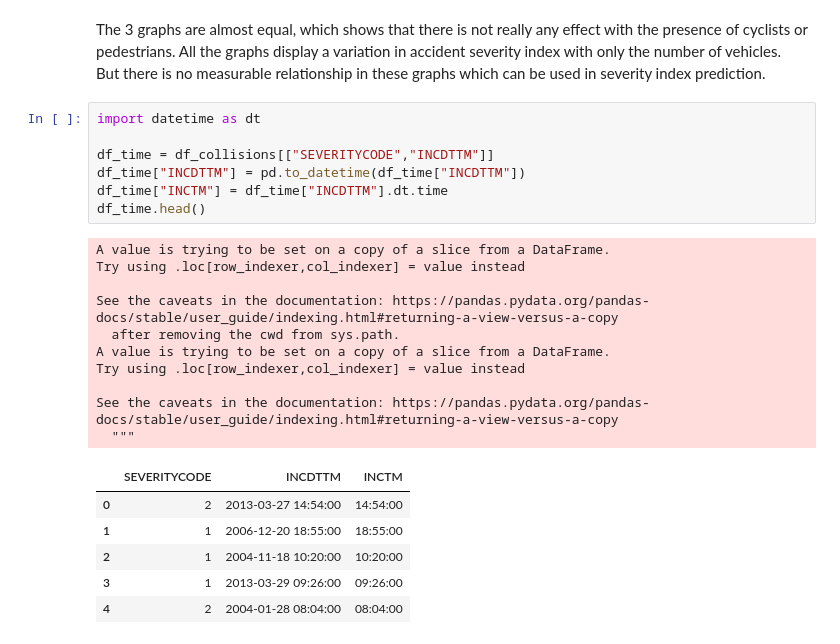
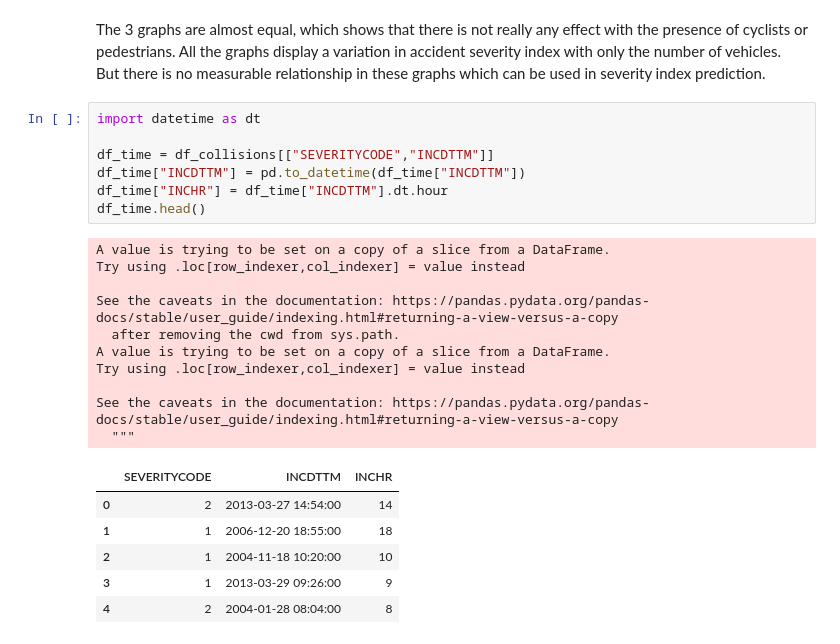
Before and after one commit to anil-sasi/Coursera_Capstone, a Jupyter notebook: Capstone.ipynb, the cells around one changed output. Cells and saved outputs as stored; diff of their text form.

```diff
--- a/Capstone.ipynb
+++ b/Capstone.ipynb
@@ -113,24 +113,24 @@ All the graphs display a variation in accident severity index with only the numb
 # %%
 import datetime as dt
 
 df_time = df_collisions[["SEVERITYCODE","INCDTTM"]]
 df_time["INCDTTM"] = pd.to_datetime(df_time["INCDTTM"])
-df_time["INCTM"] = df_time["INCDTTM"].dt.time
+df_time["INCHR"] = df_time["INCDTTM"].dt.hour
 df_time.head()
 # %% [output]
 A value is trying to be set on a copy of a slice from a DataFrame.
 Try using .loc[row_indexer,col_indexer] = value instead
 
 See the caveats in the documentation: https://pandas.pydata.org/pandas-docs/stable/user_guide/indexing.html#returning-a-view-versus-a-copy
   after removing the cwd from sys.path.
 A value is trying to be set on a copy of a slice from a DataFrame.
 Try using .loc[row_indexer,col_indexer] = value instead
 
 See the caveats in the documentation: https://pandas.pydata.org/pandas-docs/stable/user_guide/indexing.html#returning-a-view-versus-a-copy
   """
-|  | SEVERITYCODE | INCDTTM | INCTM |
-| 0 | 2 | 2013-03-27 14:54:00 | 14:54:00 |
-| 1 | 1 | 2006-12-20 18:55:00 | 18:55:00 |
-| 2 | 1 | 2004-11-18 10:20:00 | 10:20:00 |
-| 3 | 1 | 2013-03-29 09:26:00 | 09:26:00 |
-| 4 | 2 | 2004-01-28 08:04:00 | 08:04:00 |
+|  | SEVERITYCODE | INCDTTM | INCHR |
+| 0 | 2 | 2013-03-27 14:54:00 | 14 |
+| 1 | 1 | 2006-12-20 18:55:00 | 18 |
+| 2 | 1 | 2004-11-18 10:20:00 | 10 |
+| 3 | 1 | 2013-03-29 09:26:00 | 9 |
+| 4 | 2 | 2004-01-28 08:04:00 | 8 |
```
Also changed, not shown: parts of 23 cells of this notebook, 1 other file.
